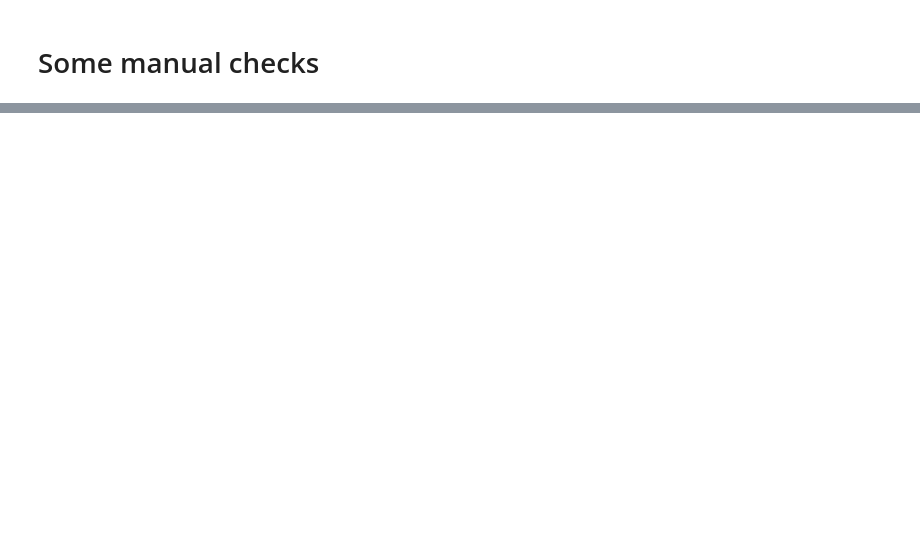
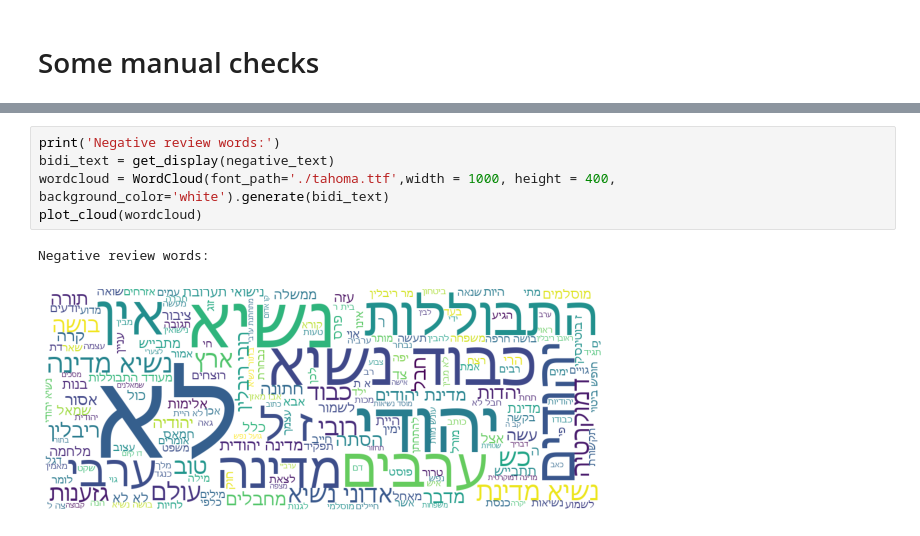
Before and after one commit to jony6484/sentiment_classifier, a Jupyter notebook: sentiment_classification_tfidf_logistic.ipynb, the cells around one changed output, grey strips where cells are left out. Drawn from its saved outputs; the diff is of its cells as text; blank space fills up the shorter version.

```diff
--- a/sentiment_classification_tfidf_logistic.ipynb
+++ b/sentiment_classification_tfidf_logistic.ipynb
@@ -308,0 +445,8 @@ plt.show()
+# %%
+print('Negative review words:')
+bidi_text = get_display(negative_text)
+wordcloud = WordCloud(font_path='./tahoma.ttf',width = 1000, height = 400, background_color='white').generate(bidi_text)
+plot_cloud(wordcloud)
+# %% [output]
+Negative review words:
+[figure, added]
```
Also changed, not shown: parts of 73 cells of this notebook.
